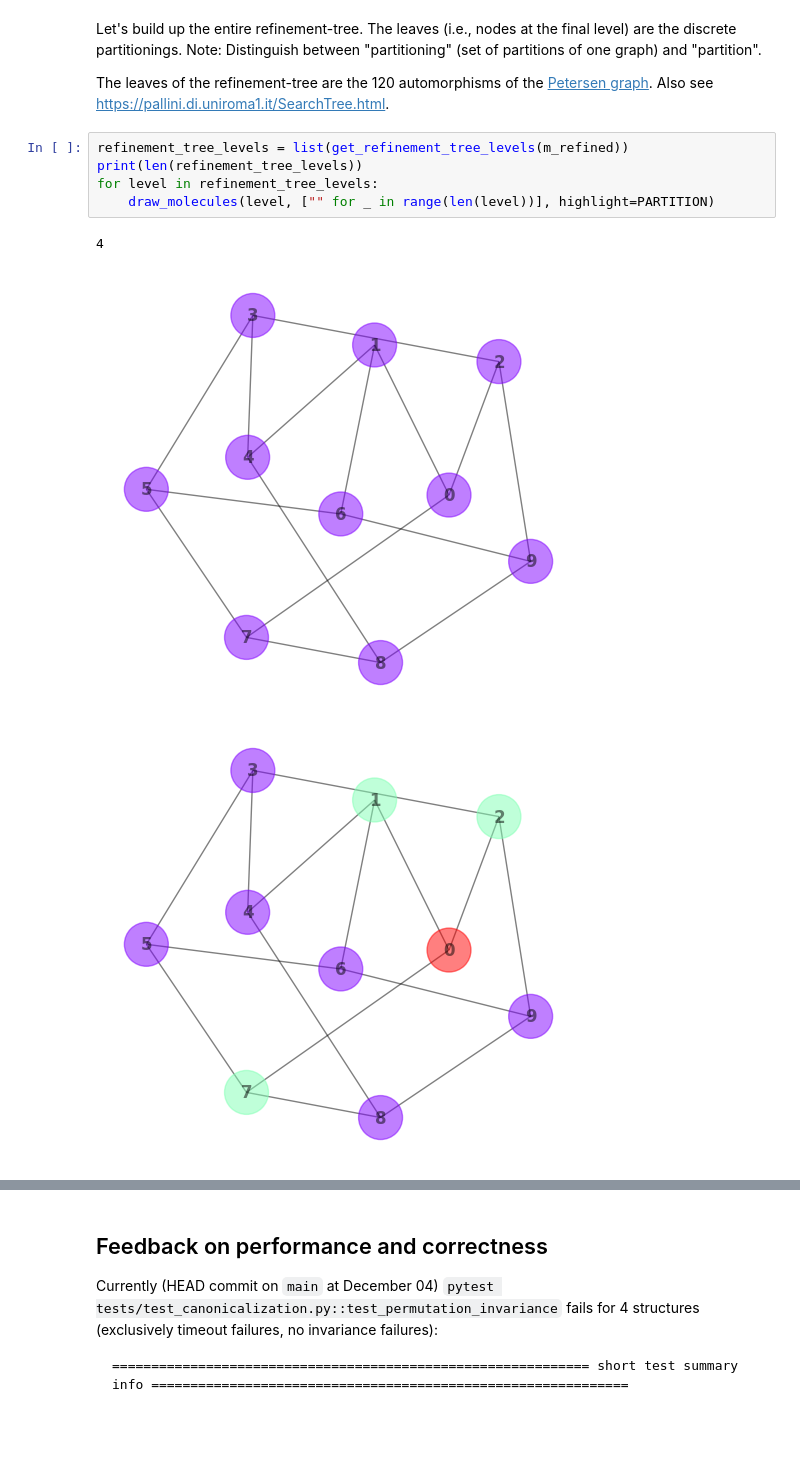
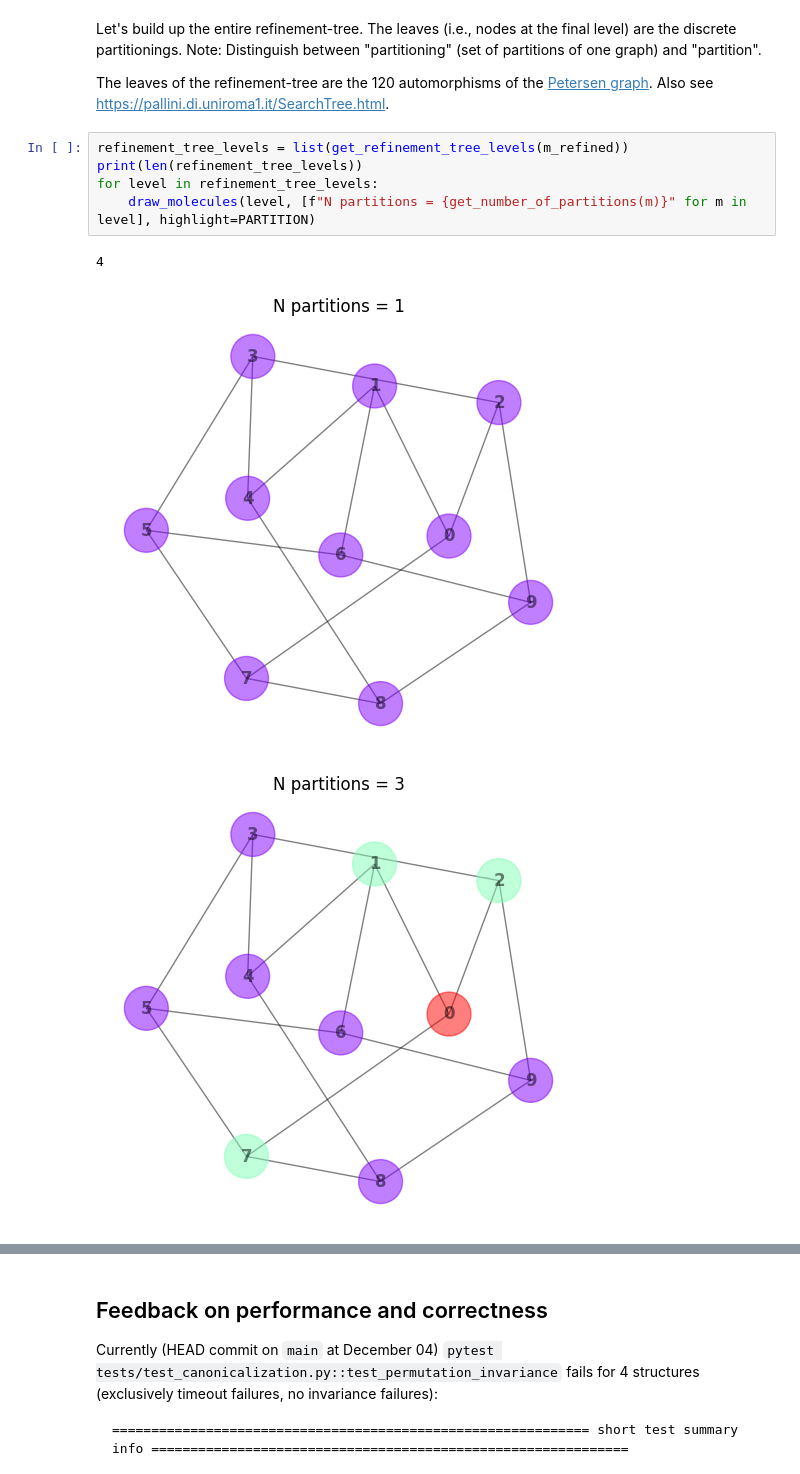
Before and after one commit to TUCAN-nest/TUCAN, a Jupyter notebook: docs/refinement_tree.ipynb, the cells around one changed output, grey strips where cells are left out. Drawn from its saved outputs; the diff is of its cells as text; blank space fills up the shorter version.

Commit message:
Show number of partitions

```diff
--- a/docs/refinement_tree.ipynb
+++ b/docs/refinement_tree.ipynb
@@ -40,9 +40,9 @@ The leaves of the refinement-tree are the 120 automorphisms of the [Petersen gra
 # %%
 refinement_tree_levels = list(get_refinement_tree_levels(m_refined))
 print(len(refinement_tree_levels))
 for level in refinement_tree_levels:
-    draw_molecules(level, ["" for _ in range(len(level))], highlight=PARTITION)
+    draw_molecules(level, [f"N partitions = {get_number_of_partitions(m)}" for m in level], highlight=PARTITION)
 # %% [output]
 4
-[figure, old version]
+[figure, new version]
-[figure, old version]
+[figure, new version]
```
Also changed, not shown: parts of 2 cells of this notebook.
